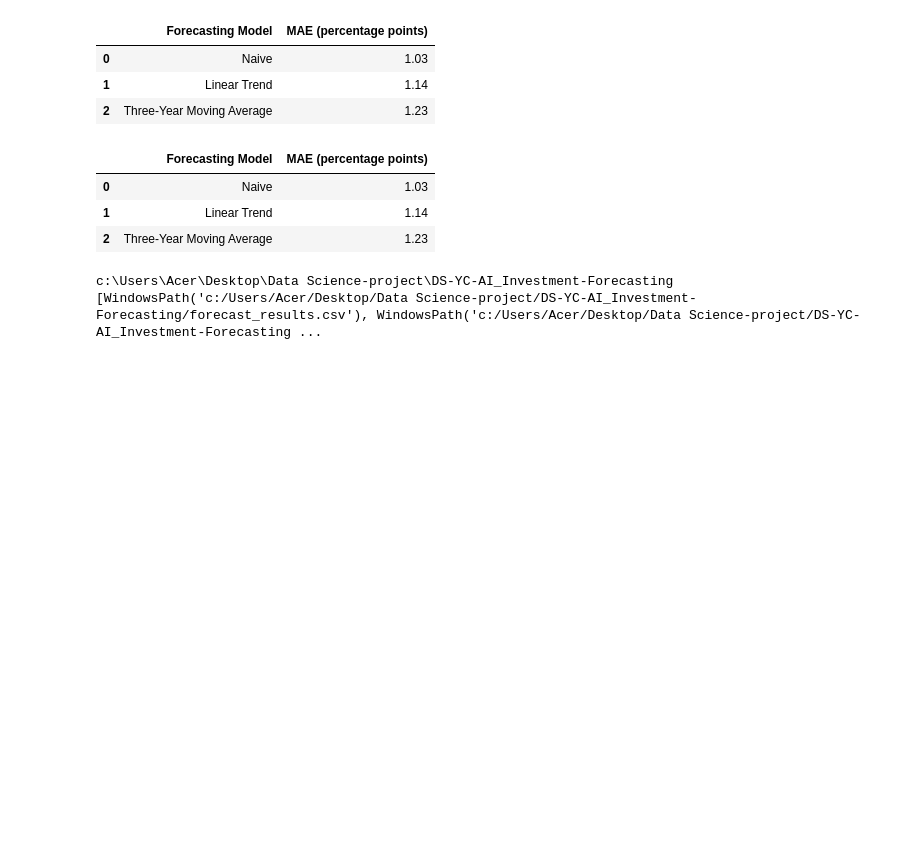
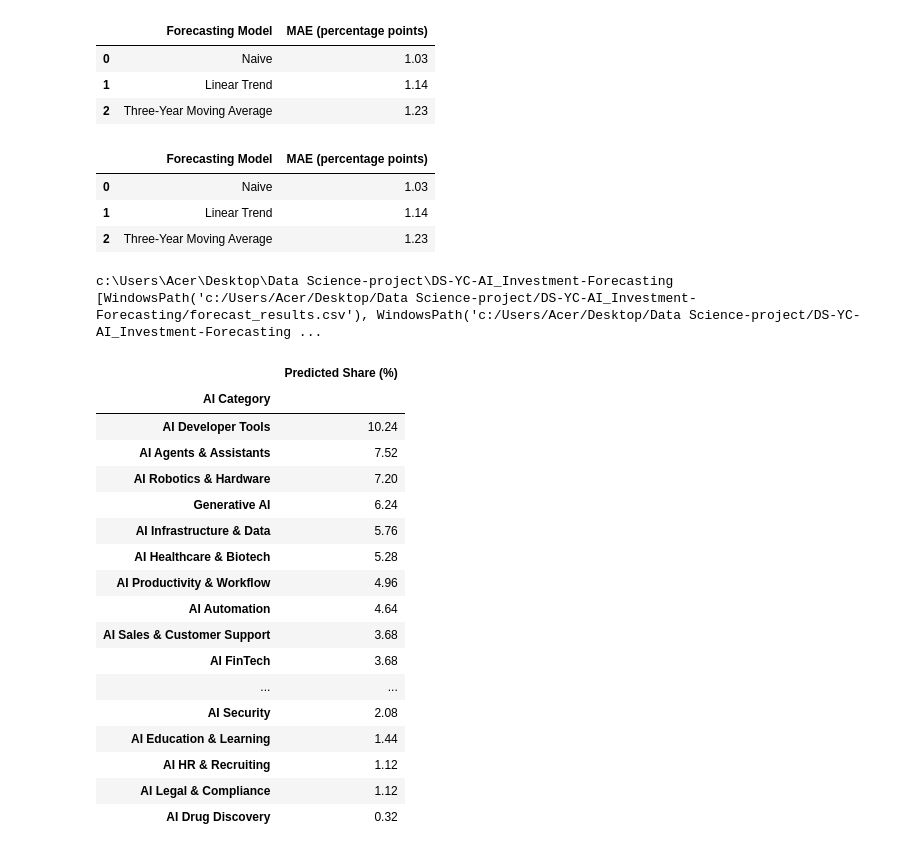
Before and after one commit to melveee/yc-ai-category-forecaster, a Jupyter notebook: yc_startup_dataset.ipynb, the cells around one changed output. Drawn from its saved outputs; the diff is of its cells as text; code cells hidden in the pictures; blank space fills up the shorter version.

```diff
--- a/yc_startup_dataset.ipynb
+++ b/yc_startup_dataset.ipynb
@@ -3278,3 +3278,33 @@ print(list(Path.cwd().glob("*.csv")))
 # %% [output]
 c:\Users\Acer\Desktop\Data Science-project\DS-YC-AI_Investment-Forecasting
 [WindowsPath('c:/Users/Acer/Desktop/Data Science-project/DS-YC-AI_Investment-Forecasting/forecast_results.csv'), WindowsPath('c:/Users/Acer/Desktop/Data Science-project/DS-YC-AI_Investment-Forecasting ...
+# %%
+primary_forecast = (
+    forecast_comparison["Naive"]
+    .sort_values(ascending=False)
+    .rename("Predicted Share (%)")
+    .to_frame()
+)
+
+primary_forecast.index.name = "AI Category"
+
+display(primary_forecast.round(2))
+# %% [output]
+|  | Predicted Share (%) |
+| AI Category |  |
+| AI Developer Tools | 10.24 |
+| AI Agents & Assistants | 7.52 |
+| AI Robotics & Hardware | 7.20 |
+| Generative AI | 6.24 |
+| AI Infrastructure & Data | 5.76 |
+| AI Healthcare & Biotech | 5.28 |
+| AI Productivity & Workflow | 4.96 |
+| AI Automation | 4.64 |
+| AI Sales & Customer Support | 3.68 |
+| AI FinTech | 3.68 |
+| ... | ... |
+| AI Security | 2.08 |
+| AI Education & Learning | 1.44 |
+| AI HR & Recruiting | 1.12 |
+| AI Legal & Compliance | 1.12 |
+| AI Drug Discovery | 0.32 |
```
Also changed, not shown: 1 other file.
